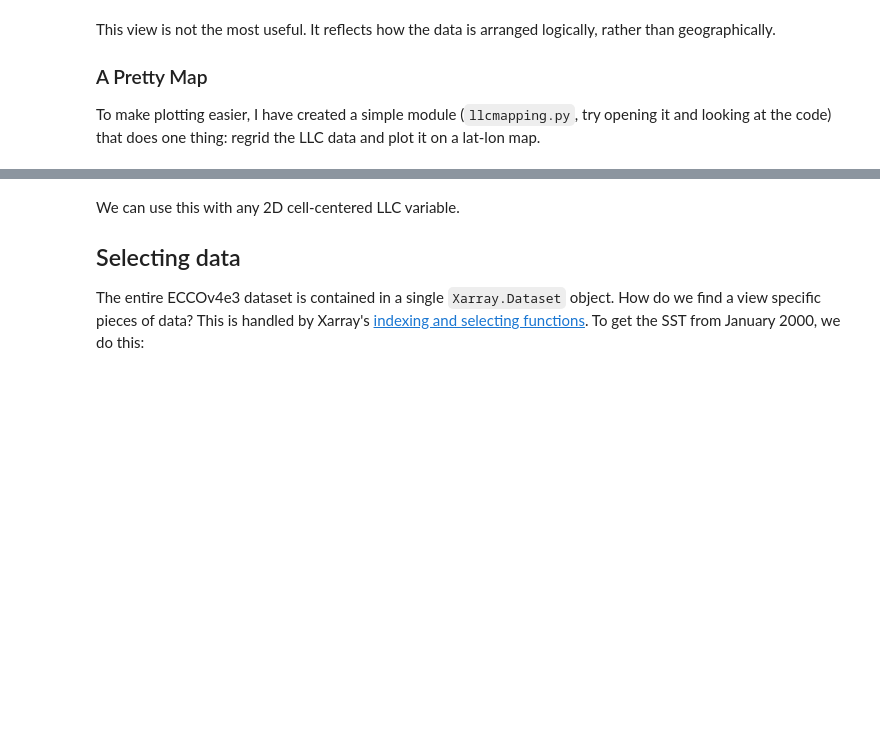
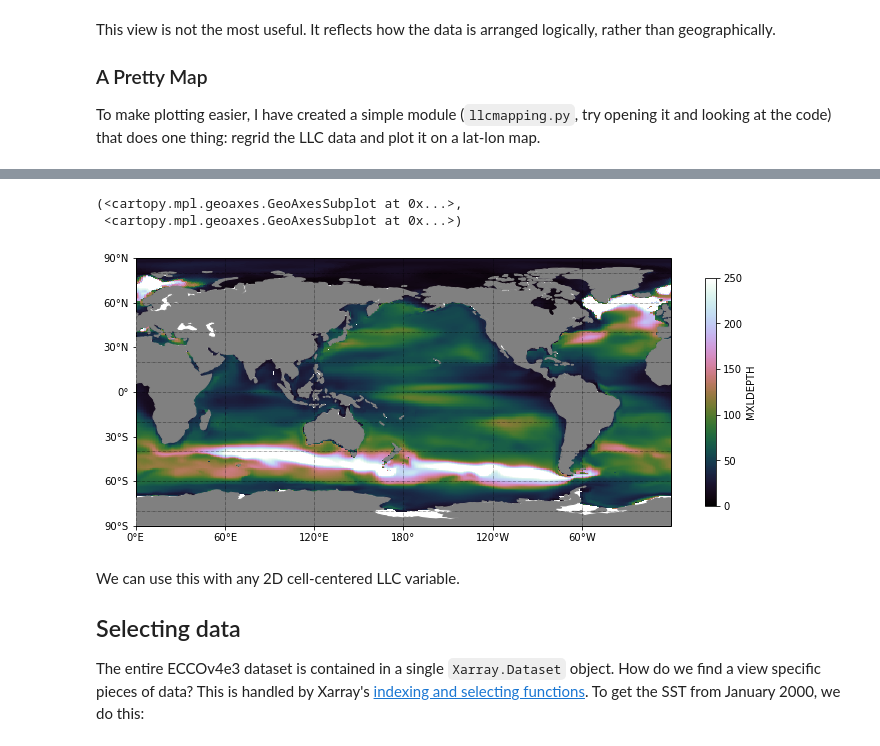
Before and after one commit to cpatrizio88/pangeo_ECCO, a Jupyter notebook: test_ecco.ipynb, the cells around one changed output, grey strips where cells are left out. Saved outputs shown, nothing was run; the diff lists cells and outputs as text; code cells hidden in the pictures; blank space fills up the shorter version.

```diff
--- a/test_ecco.ipynb
+++ b/test_ecco.ipynb
@@ -87,3 +64,8 @@ list(cat)
+# %%
+# Load mixed layer depth from my Google cloud bucket
+ds_MXLDEPTH = xr.open_zarr(gcsfs.GCSMap('ecco-data/MXLDEPTH'))
+# %%
+mxldepth = ds_MXLDEPTH.MXLDEPTH
 # %% [markdown]
 Note that no data has been actually download yet. Xarray uses the approach of _lazy evaluation_, in which loading of data and execution of computations is delayed as long as possible (i.e. until data is actually needed for a plot). The data are represented symbolically as [dask arrays](http://docs.dask.org/en/latest/array.html). For example:
 
@@ -127,3 +111,13 @@ mapper(coords.Depth, lon_0=180, projection_name='PlateCarree');
+# %%
+# Calculate mean mixed layer depth
+mxldepth_clim=mxldepth.mean(dim='time').load()
+# %%
+# Plot mean mixed layer depth
+mapper(mxldepth_clim, cmap='cubehelix', vmax=250,vmin=0)
+# %% [output]
+(<cartopy.mpl.geoaxes.GeoAxesSubplot at 0x...>,
+ <cartopy.mpl.geoaxes.GeoAxesSubplot at 0x...>)
+[figure, added]
 # %% [markdown]
 We can use this with any 2D cell-centered LLC variable.
 
```
Also changed, not shown: parts of 10 cells of this notebook, 4 other files.
